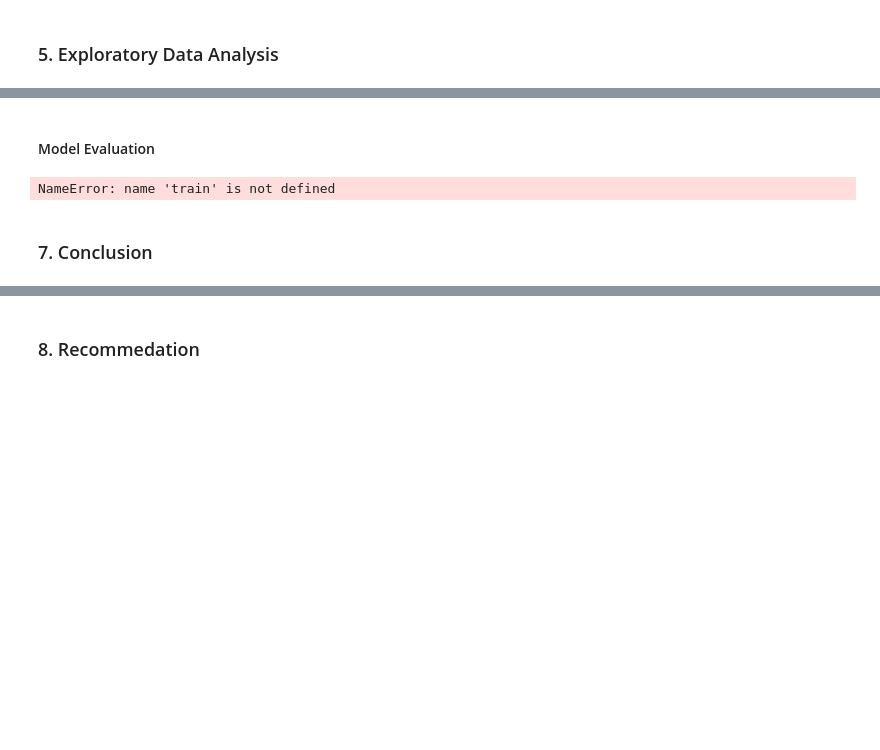
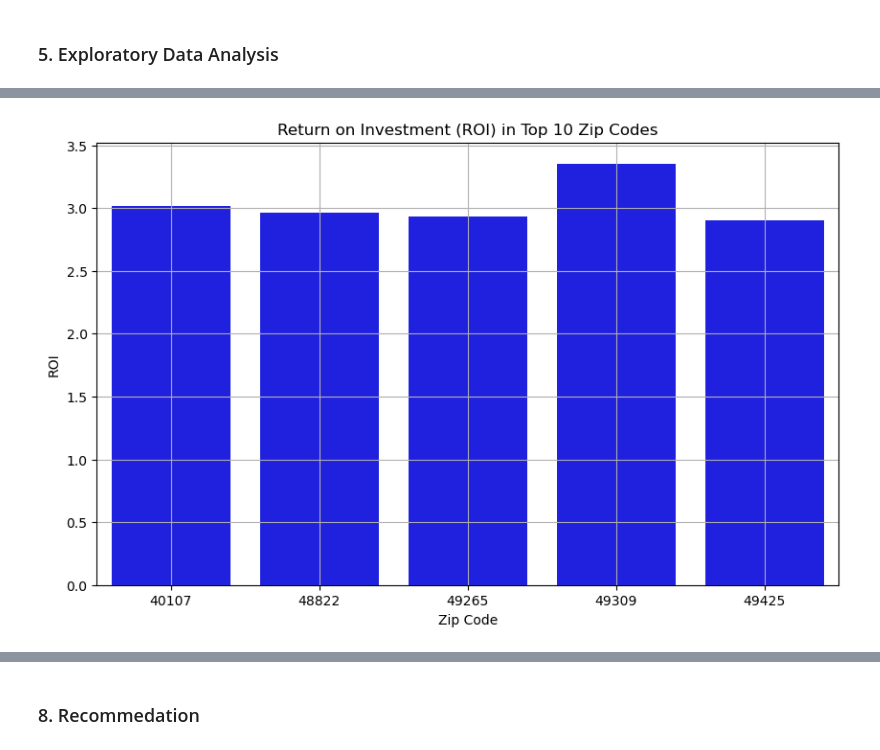
Before and after one commit to frank015940/Alchemy-of-Real-Estate-Value, a Jupyter notebook: index.ipynb, the cells around one changed output, grey strips where cells are left out. Cells and saved outputs as stored; diff of their text form; code cells hidden in the pictures; blank space fills up the shorter version.

```diff
--- a/index.ipynb
+++ b/index.ipynb
@@ -185,0 +292,13 @@ df.drop(['RegionID', 'SizeRank'], axis=1,inplace=True)
+# %%
+# Reshape the dataset to long format
+df_reshaped = pd.melt(top_5, id_vars=['RegionID', 'ZipCode', 'City', 'State', 'SizeRank', 'ROI', 'CV', 'std', 'mean'],
+                  var_name='time', value_name='value')
+
+# Drop rows with missing values in the 'value' column
+df_reshaped = df_reshaped.dropna(subset=['value'])
+
+# Convert the 'time' column to datetime
+df_reshaped['time'] = pd.to_datetime(df_reshaped['time'])
+
+# Display the reshaped dataset
+df_reshaped
@@ -367,10 +320,0 @@ KeyError: '2018-04'
-# %% [markdown]
-#### Model Evaluation
-# %%
-# This dataframe will show us how accurate our models are
-eval_df = evaluate_models(train, test)
-
-# Displaying the dataframe
-eval_df
-# %% [output]
-NameError: name 'train' is not defined
@@ -389,2 +321,11 @@ model_predictions_2021
-# %% [markdown]
-### 7. Conclusion
+# %%
+# Bar Plot Comparing ROI in Top Zip Codes
+plt.figure(figsize=(10, 6))
+sns.barplot(data=df_reshaped, x='ZipCode', y='ROI', color='blue')
+plt.title('Return on Investment (ROI) in Top 10 Zip Codes')
+plt.xlabel('Zip Code')
+plt.ylabel('ROI')
+plt.grid(True)
+plt.show()
+# %% [output]
+[figure, added]
```
Also changed, not shown: parts of 74 cells of this notebook.
